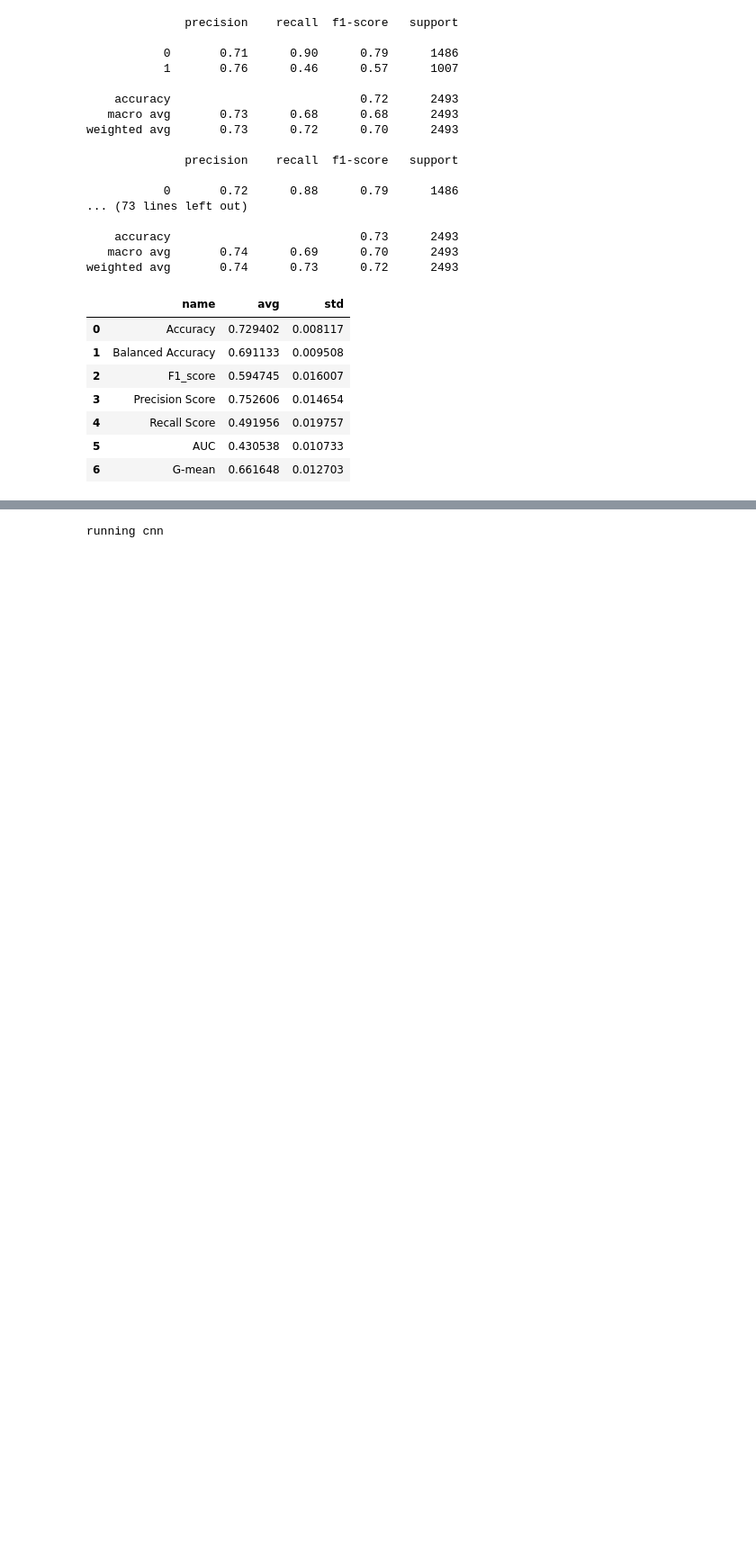
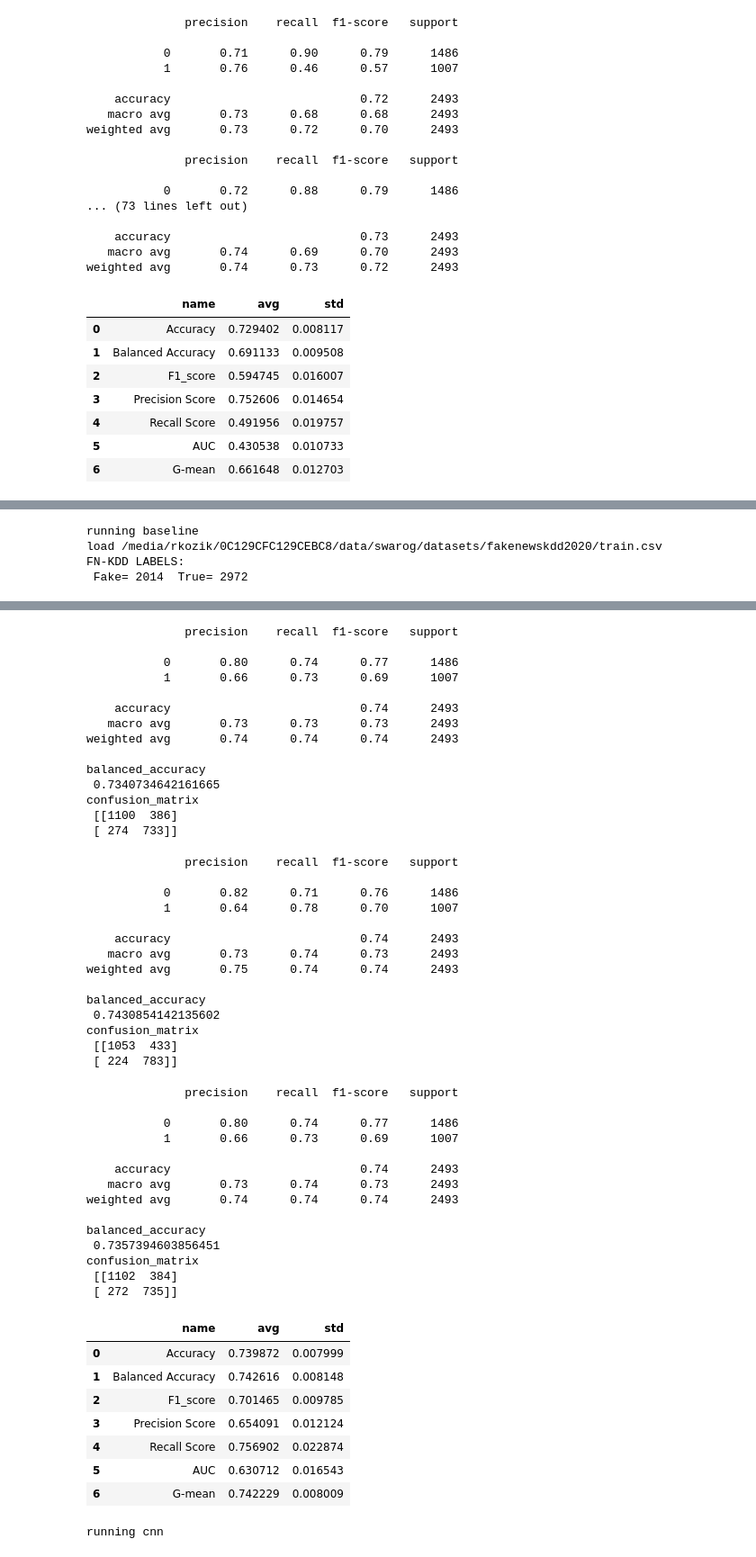
Before and after one commit to DrPenknife/swarog_exp, a Jupyter notebook: swarog-6-data.ipynb, the cells around one changed output, grey strips where cells are left out. Shown at 90% size. Drawn from its saved outputs; the diff is of its cells as text; code cells hidden in the pictures; blank space fills up the shorter version.

```diff
--- a/swarog-6-data.ipynb
+++ b/swarog-6-data.ipynb
@@ -284,0 +262,11 @@ FN-KDD LABELS:
+# %%
+print("running baseline")
+model = Baseline2(replicatedata=2, max_features=3048, trees=1000 , class_weight={0:1, 1:1})
+df = dl.load_raw_txt_as_pandas()
+wynik = cv52.experiment(df['text'],df['labels'],model)
+dl.store_results(wynik[0],dl.datasetname,model.name)
+# %% [output]
+running baseline
+load /media/rkozik/0C129CFC129CEBC8/data/swarog/datasets/fakenewskdd2020/train.csv
+FN-KDD LABELS:
+ Fake= 2014  True= 2972
@@ -285,3 +371,53 @@ FN-KDD LABELS:
+              precision    recall  f1-score   support
+
+           0       0.80      0.74      0.77      1486
+           1       0.66      0.73      0.69      1007
+
+    accuracy                           0.74      2493
+   macro avg       0.73      0.73      0.73      2493
+weighted avg       0.74      0.74      0.74      2493
+
+balanced_accuracy
+ 0.7340734642161665
+confusion_matrix
+ [[1100  386]
+ [ 274  733]]
+              precision    recall  f1-score   support
+
+           0       0.82      0.71      0.76      1486
+           1       0.64      0.78      0.70      1007
+
+    accuracy                           0.74      2493
+   macro avg       0.73      0.74      0.73      2493
+weighted avg       0.75      0.74      0.74      2493
+
+balanced_accuracy
+ 0.7430854142135602
+confusion_matrix
+ [[1053  433]
+ [ 224  783]]
+              precision    recall  f1-score   support
+
+           0       0.80      0.74      0.77      1486
+           1       0.66      0.73      0.69      1007
+
+    accuracy                           0.74      2493
+   macro avg       0.73      0.74      0.73      2493
+weighted avg       0.74      0.74      0.74      2493
+
+balanced_accuracy
+ 0.7357394603856451
+confusion_matrix
+ [[1102  384]
+ [ 272  735]]
+|  | name | avg | std |
+| 0 | Accuracy | 0.739872 | 0.007999 |
+| 1 | Balanced Accuracy | 0.742616 | 0.008148 |
+| 2 | F1_score | 0.701465 | 0.009785 |
+| 3 | Precision Score | 0.654091 | 0.012124 |
+| 4 | Recall Score | 0.756902 | 0.022874 |
+| 5 | AUC | 0.630712 | 0.016543 |
+| 6 | G-mean | 0.742229 | 0.008009 |
 # %%
 print("running cnn")
 model = CNN2(class_weight={0:1, 1:2}, lr = 0.00003, epochs=20)
```
Also changed, not shown: parts of 7 cells of this notebook, 2 other files.
